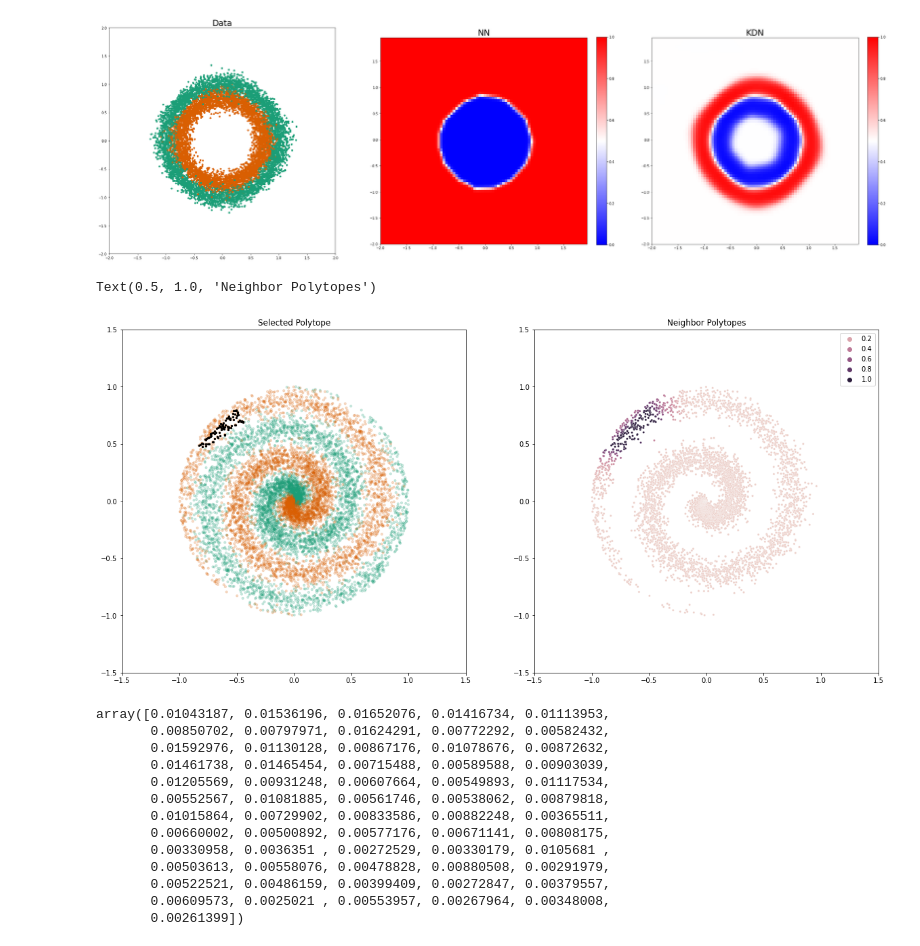
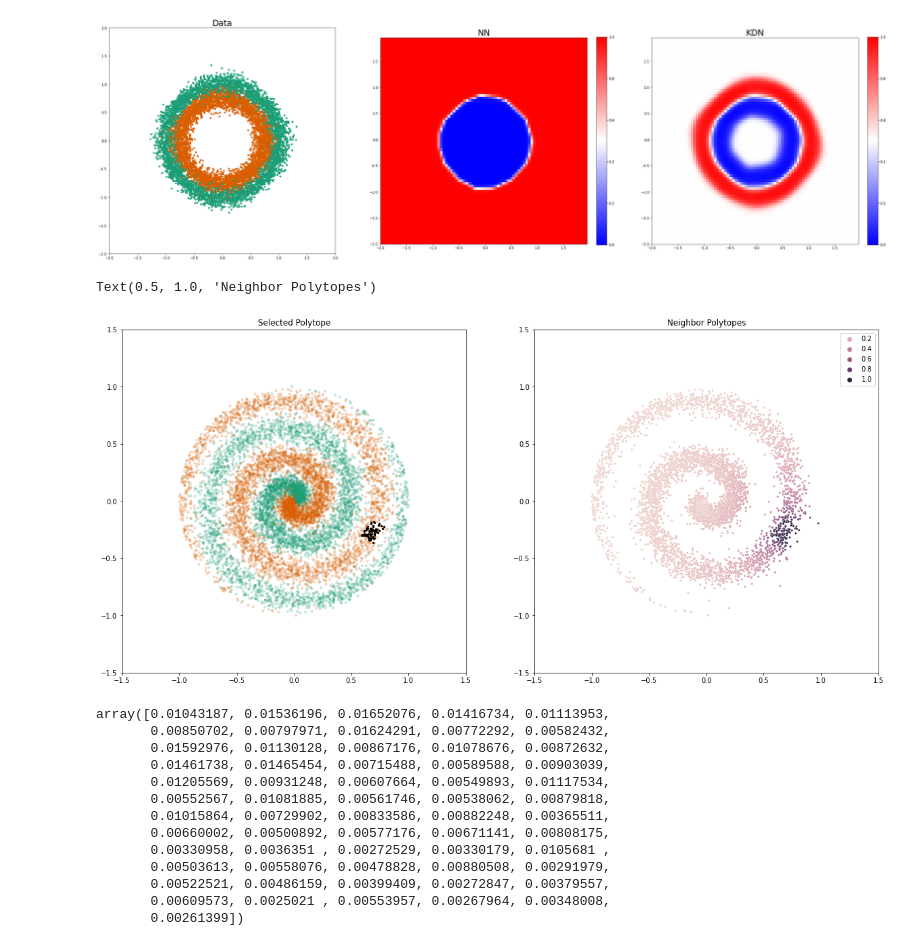
Before and after one commit to Laknath1996/kdg, a Jupyter notebook: dev/poytope_visualization.ipynb, the cells around one changed output. Saved outputs shown, nothing was run; the diff lists cells and outputs as text; code cells hidden in the pictures.

Commit message:
Check weights on other class polytopes

```diff
--- a/dev/poytope_visualization.ipynb
+++ b/dev/poytope_visualization.ipynb
@@ -96,7 +96,7 @@ class kdn():
 
             if self.polytope_compute_method == "all":
                 # determine the polytope memberships only based on all the FC layers (uncomment)
-                if layer_id < self.total_layers - 1:
+                if layer_id < self.total_layers:
                     polytope_memberships.append(binary_preactivation)
 
             # remove all nodes that were not activated
@@ -924,7 +924,8 @@ def compute_weights(X_, polytope_id):
 
     # return 1/( 1 + np.linalg.norm(A - A_ref, axis=1, ord=1))
     # scales = np.exp(-5*np.linalg.norm(A - A_ref, axis=1, ord=2))
-    scales = np.exp(-d)
+    scales = 1/(d+1)
+    # scales = np.exp(-d)
     return scales
 # %%
 model_kdn = kdn(
@@ -935,33 +936,32 @@ model_kdn = kdn(
 X_ = X[y==1]
 polytope_ids = model_kdn._get_polytope_memberships(X_)[0]
 # %%
-idx = np.random.randint(0, len(X_))
+# idx = np.random.randint(0, len(X_))
 X_ref = X_[idx]
 polytope_id = polytope_ids[idx]
 P_ = X_[polytope_ids == polytope_id]
-scales = compute_weights(X_, polytope_id)
-# scales[scales != 1] = 0
+scales = compute_weights(X, polytope_id)
 
 fig, ax = plt.subplots(1, 2, figsize=(20, 20))
 
 colors = sns.color_palette("Dark2", n_colors=2)
 clr = [colors[i] for i in y]
 ax[0].scatter(X[:, 0], X[:, 1], c=clr, s=10, alpha=0.2)
 ax[0].scatter(P_[:, 0], P_[:, 1], c="k", s=5, alpha=1)
 ax[0].set_xlim([-1.5, 1.5])
 ax[0].set_ylim([-1.5, 1.5])
 ax[0].set_aspect("equal")
 ax[0].set_title("Selected Polytope")
 
-sns.scatterplot(x=X_[:, 0], y=X_[:, 1], hue=scales, ax=ax[1], s=10)
+sns.scatterplot(x=X[:, 0], y=X[:, 1], hue=scales, ax=ax[1], s=10)
 ax[1].set_xlim([-1.5, 1.5])
 ax[1].set_ylim([-1.5, 1.5])
 ax[1].legend()
 ax[1].set_aspect("equal")
 ax[1].set_title("Neighbor Polytopes")
 # %% [output]
 Text(0.5, 1.0, 'Neighbor Polytopes')
-[figure, old version]
+[figure, new version]
 # %%
 unique_polytopes = np.unique(polytope_ids)
 scales[np.where(polytope_ids == unique_polytopes[2])[0]]
```
Also changed, not shown: parts of 2 cells of this notebook.
